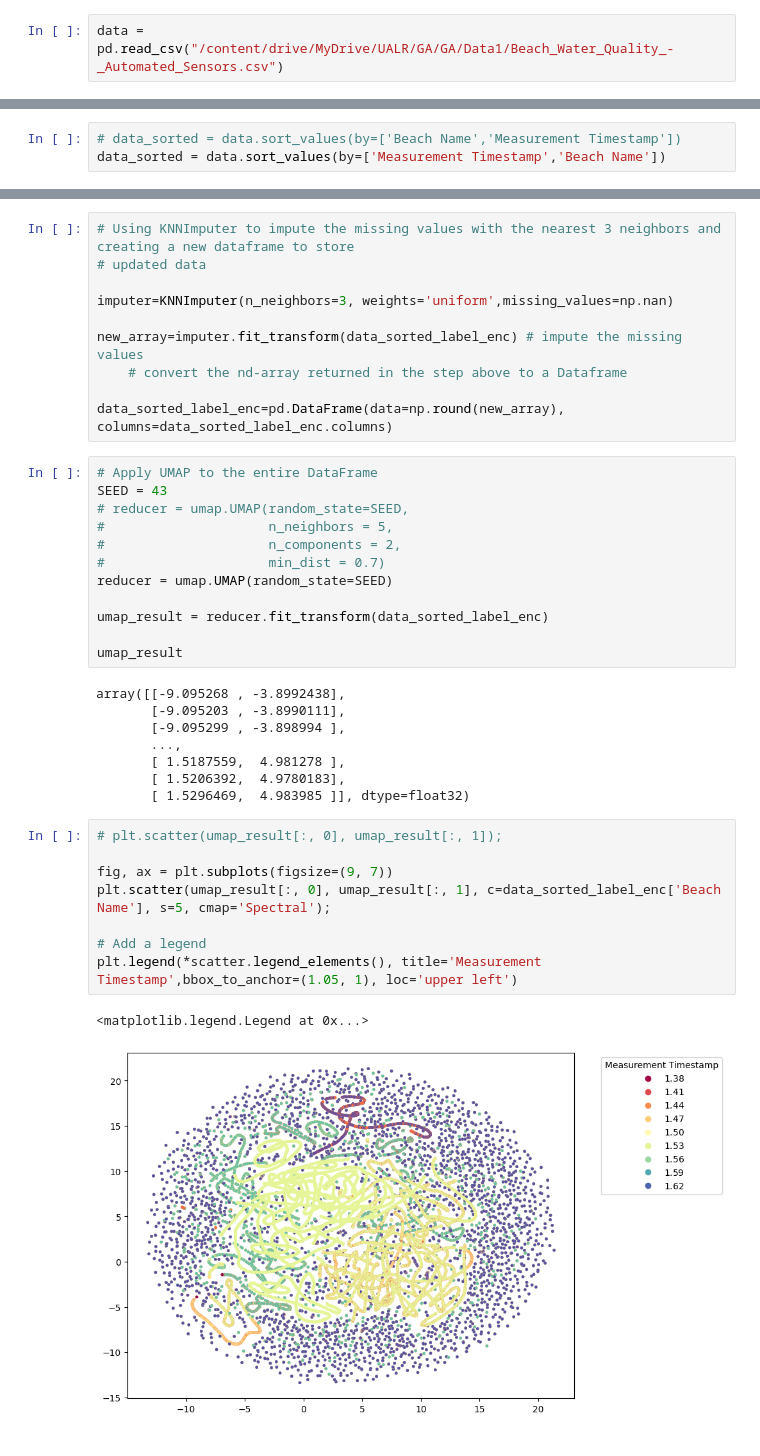
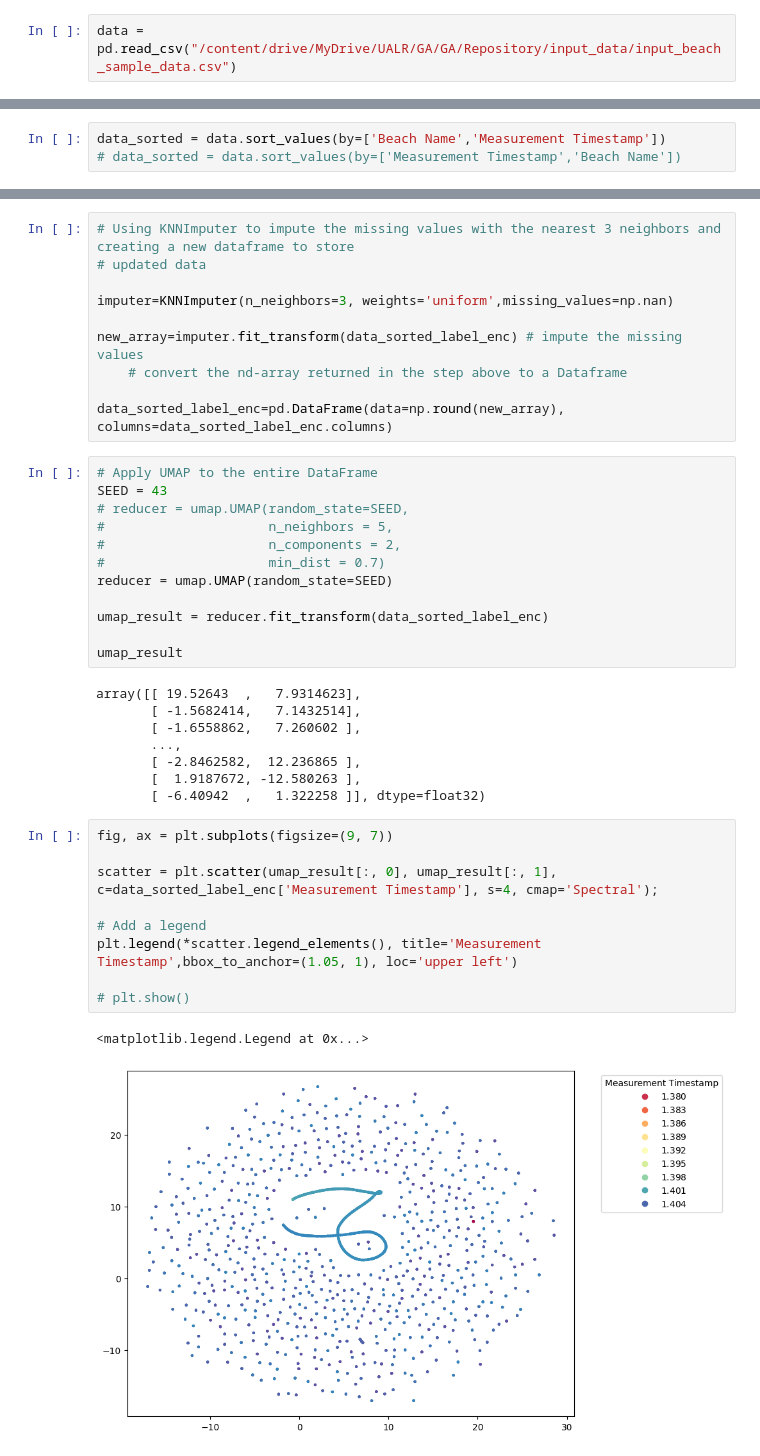
Before and after one commit to amohammed5075/TDA_Project, a Jupyter notebook: Code_TDA_Timeliness.ipynb, the cells around one changed output, grey strips where cells are left out. Cells and saved outputs as stored; diff of their text form.

```diff
--- a/Code_TDA_Timeliness.ipynb
+++ b/Code_TDA_Timeliness.ipynb
@@ -6,5 +11,5 @@ import seaborn as sns
 # %%
-data = pd.read_csv("/content/drive/MyDrive/UALR/GA/GA/Data1/Beach_Water_Quality_-_Automated_Sensors.csv")
+data = pd.read_csv("/content/drive/MyDrive/UALR/GA/GA/Repository/input_data/input_beach_sample_data.csv")
 # %%
 data.head()
 # %% [output]
@@ -223,5 +228,5 @@ data[data['Beach Name'] == 'Calumet Beach']
 # %% [markdown]
 ### Sorting
 # %%
-# data_sorted = data.sort_values(by=['Beach Name','Measurement Timestamp'])
-data_sorted = data.sort_values(by=['Measurement Timestamp','Beach Name'])
+data_sorted = data.sort_values(by=['Beach Name','Measurement Timestamp'])
+# data_sorted = data.sort_values(by=['Measurement Timestamp','Beach Name'])
@@ -548,24 +594,25 @@ umap_result = reducer.fit_transform(data_sorted_label_enc)
 
 umap_result
 # %% [output]
-array([[-9.095268 , -3.8992438],
-       [-9.095203 , -3.8990111],
-       [-9.095299 , -3.898994 ],
+array([[ 19.52643  ,   7.9314623],
+       [ -1.5682414,   7.1432514],
+       [ -1.6558862,   7.260602 ],
        ...,
-       [ 1.5187559,  4.981278 ],
-       [ 1.5206392,  4.9780183],
-       [ 1.5296469,  4.983985 ]], dtype=float32)
+       [ -2.8462582,  12.236865 ],
+       [  1.9187672, -12.580263 ],
+       [ -6.40942  ,   1.322258 ]], dtype=float32)
 # %%
-# plt.scatter(umap_result[:, 0], umap_result[:, 1]);
+fig, ax = plt.subplots(figsize=(9, 7))
 
-fig, ax = plt.subplots(figsize=(9, 7))
-plt.scatter(umap_result[:, 0], umap_result[:, 1], c=data_sorted_label_enc['Beach Name'], s=5, cmap='Spectral');
+scatter = plt.scatter(umap_result[:, 0], umap_result[:, 1], c=data_sorted_label_enc['Measurement Timestamp'], s=4, cmap='Spectral');
 
 # Add a legend
 plt.legend(*scatter.legend_elements(), title='Measurement Timestamp',bbox_to_anchor=(1.05, 1), loc='upper left')
+
+# plt.show()
 # %% [output]
 <matplotlib.legend.Legend at 0x...>
-[figure, old version]
+[figure, new version]
 # %%
 fig, ax = plt.subplots(figsize=(9, 7))
 
```
Also changed, not shown: parts of 42 cells of this notebook, 5 other files.
